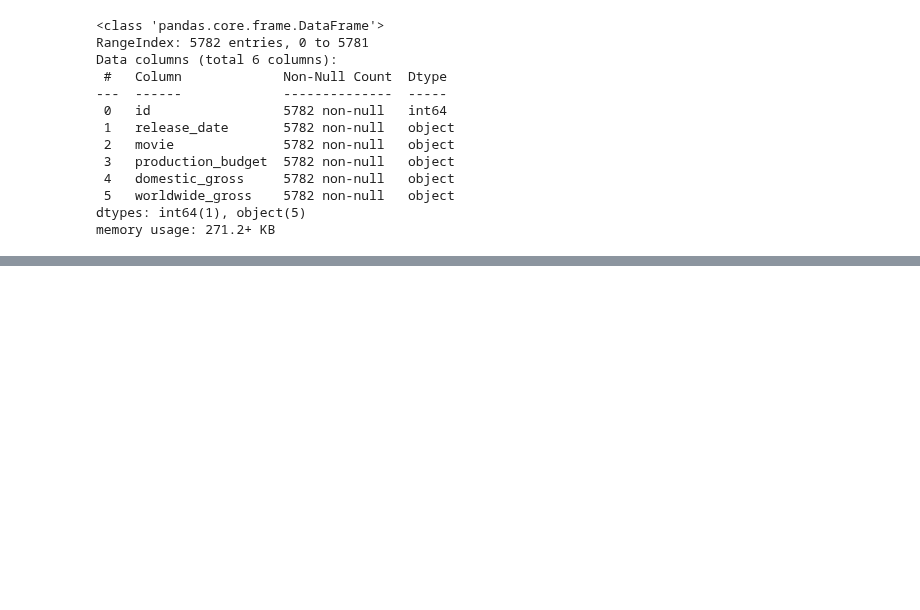
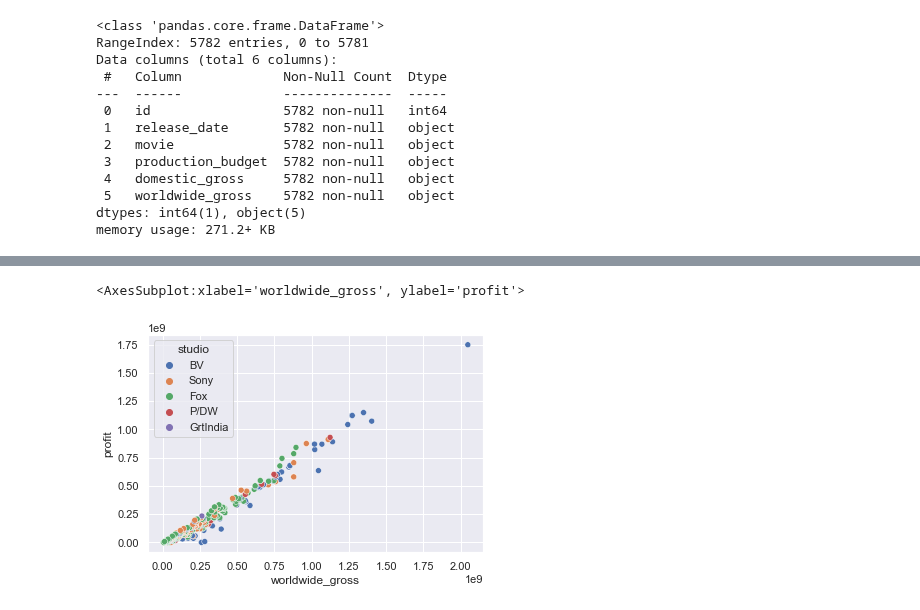
Before and after one commit to cLineman/CapStoneProject, a Jupyter notebook: ThiVanNguyen.ipynb, the cells around one changed output, grey strips where cells are left out. Cells and saved outputs as stored; diff of their text form; code cells hidden in the pictures; blank space fills up the shorter version.

```diff
--- a/ThiVanNguyen.ipynb
+++ b/ThiVanNguyen.ipynb
@@ -255,0 +558,7 @@ memory usage: 271.2+ KB
+# %%
+top5_studio= dataset[dataset['studio'].isin(['BV','P/DW','GrtIndia','Sony','Fox'])]
+# %%
+sns.scatterplot(data=top5_studio, x='worldwide_gross', y='profit', hue= 'studio')
+# %% [output]
+<AxesSubplot:xlabel='worldwide_gross', ylabel='profit'>
+[figure, added]
```
Also changed, not shown: parts of 29 cells of this notebook, 1 other file.
